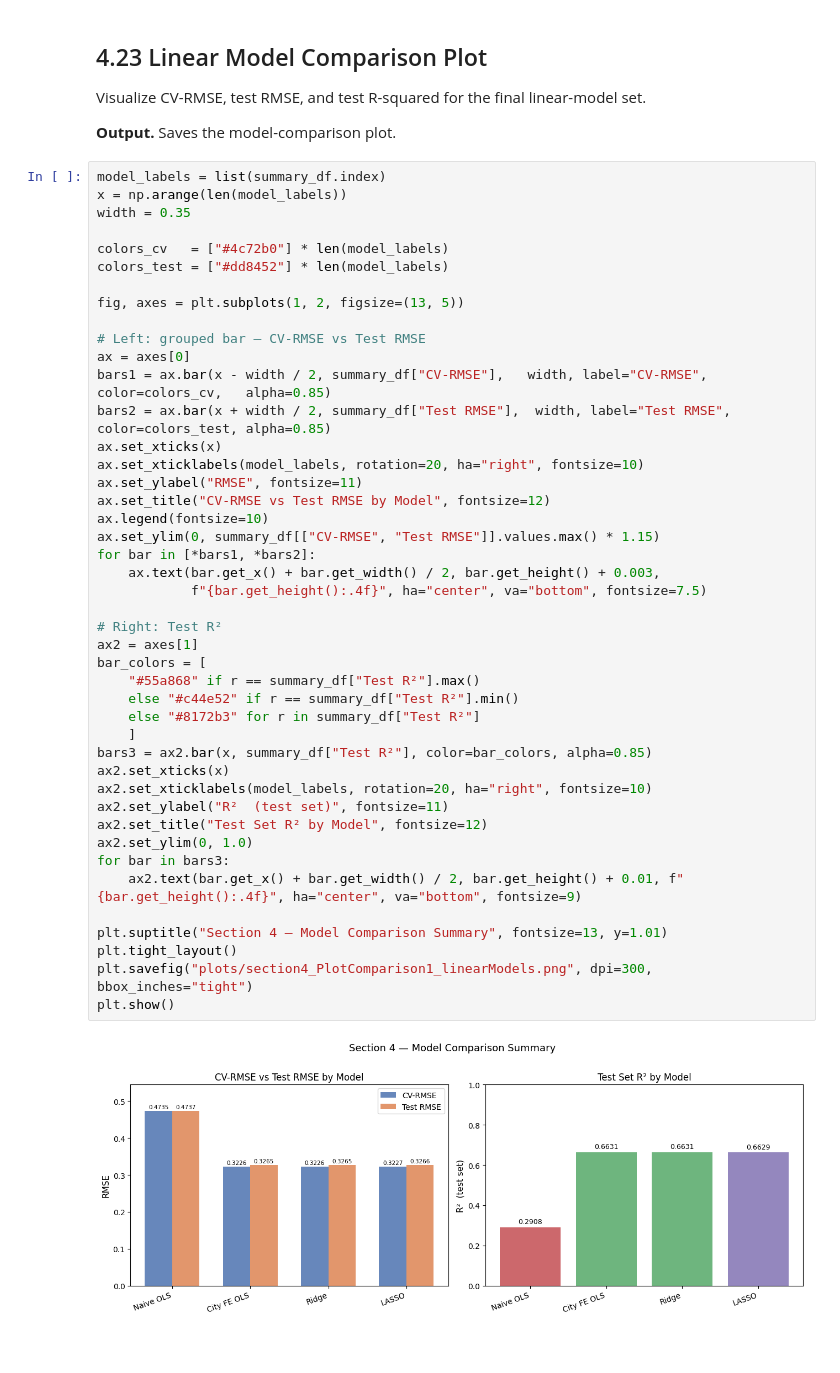
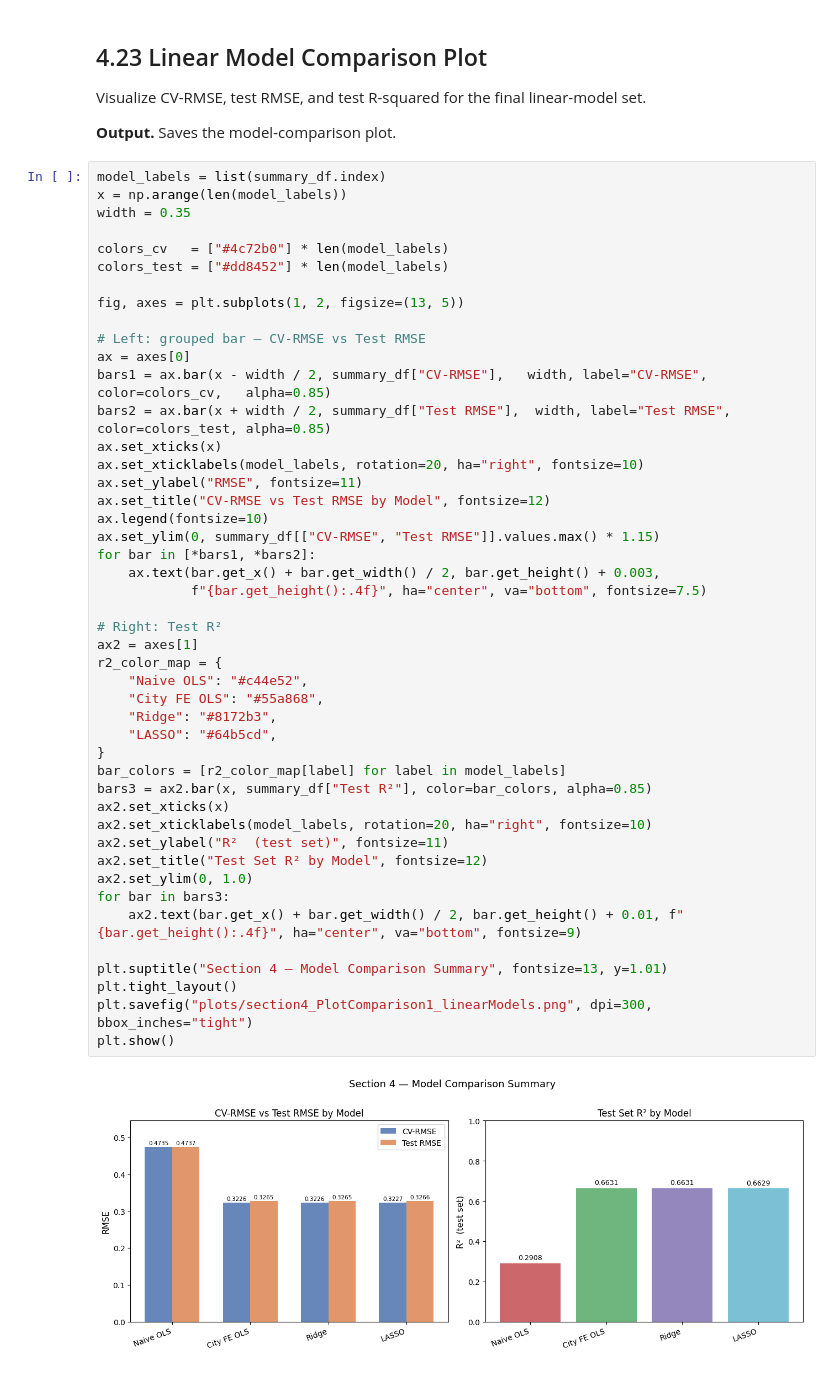
Before and after one commit to ShenghaoXue/MATH-189-Project-SP26, a Jupyter notebook: section4_feature_selectionCV.ipynb, the cells around one changed output. Cells and saved outputs as stored; diff of their text form.

```diff
--- a/section4_feature_selectionCV.ipynb
+++ b/section4_feature_selectionCV.ipynb
@@ -849,36 +849,38 @@ fig, axes = plt.subplots(1, 2, figsize=(13, 5))
 # Left: grouped bar — CV-RMSE vs Test RMSE
 ax = axes[0]
 bars1 = ax.bar(x - width / 2, summary_df["CV-RMSE"],   width, label="CV-RMSE",   color=colors_cv,   alpha=0.85)
 bars2 = ax.bar(x + width / 2, summary_df["Test RMSE"],  width, label="Test RMSE",  color=colors_test, alpha=0.85)
 ax.set_xticks(x)
 ax.set_xticklabels(model_labels, rotation=20, ha="right", fontsize=10)
 ax.set_ylabel("RMSE", fontsize=11)
 ax.set_title("CV-RMSE vs Test RMSE by Model", fontsize=12)
 ax.legend(fontsize=10)
 ax.set_ylim(0, summary_df[["CV-RMSE", "Test RMSE"]].values.max() * 1.15)
 for bar in [*bars1, *bars2]:
     ax.text(bar.get_x() + bar.get_width() / 2, bar.get_height() + 0.003,
             f"{bar.get_height():.4f}", ha="center", va="bottom", fontsize=7.5)
 
 # Right: Test R²
 ax2 = axes[1]
-bar_colors = [
-    "#55a868" if r == summary_df["Test R²"].max()
-    else "#c44e52" if r == summary_df["Test R²"].min()
-    else "#8172b3" for r in summary_df["Test R²"]
-    ]
+r2_color_map = {
+    "Naive OLS": "#c44e52",
+    "City FE OLS": "#55a868",
+    "Ridge": "#8172b3",
+    "LASSO": "#64b5cd",
+}
+bar_colors = [r2_color_map[label] for label in model_labels]
 bars3 = ax2.bar(x, summary_df["Test R²"], color=bar_colors, alpha=0.85)
 ax2.set_xticks(x)
 ax2.set_xticklabels(model_labels, rotation=20, ha="right", fontsize=10)
 ax2.set_ylabel("R²  (test set)", fontsize=11)
 ax2.set_title("Test Set R² by Model", fontsize=12)
 ax2.set_ylim(0, 1.0)
 for bar in bars3:
     ax2.text(bar.get_x() + bar.get_width() / 2, bar.get_height() + 0.01, f"{bar.get_height():.4f}", ha="center", va="bottom", fontsize=9)
 
 plt.suptitle("Section 4 — Model Comparison Summary", fontsize=13, y=1.01)
 plt.tight_layout()
 plt.savefig("plots/section4_PlotComparison1_linearModels.png", dpi=300, bbox_inches="tight")
 plt.show()
 # %% [output]
-[figure, old version]
+[figure, new version]
```
Also changed, not shown: 3 other files.
